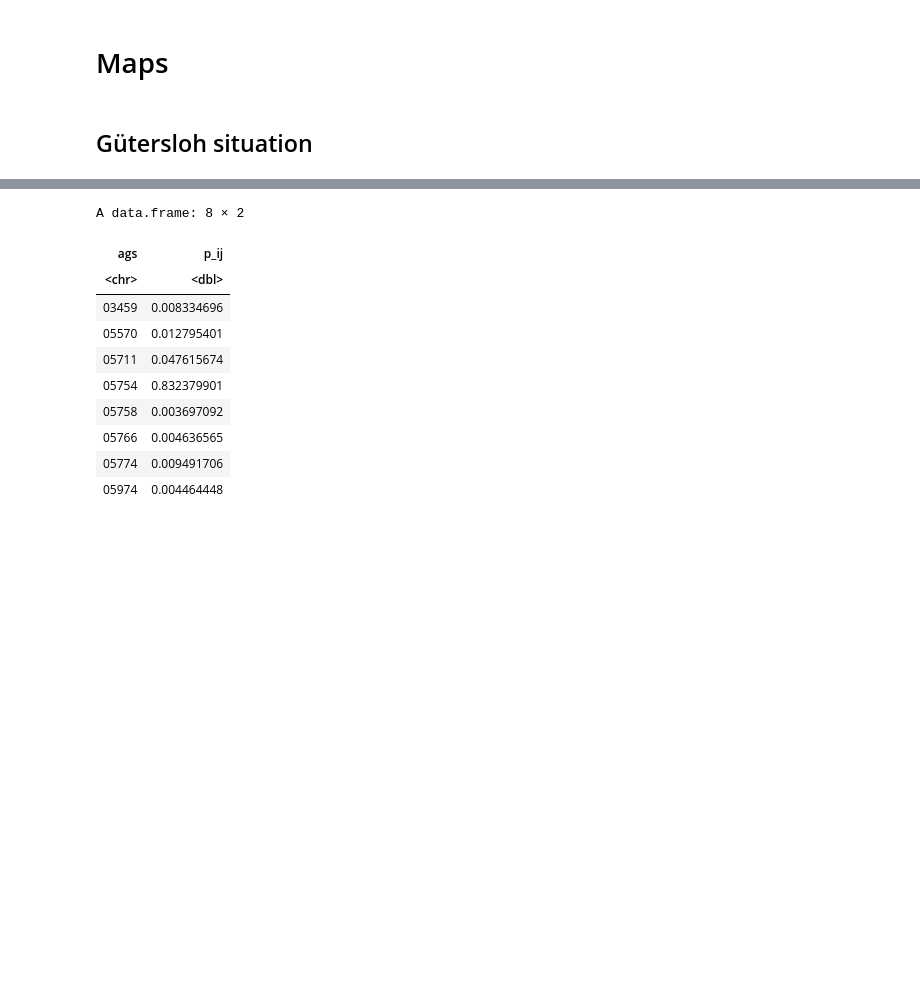
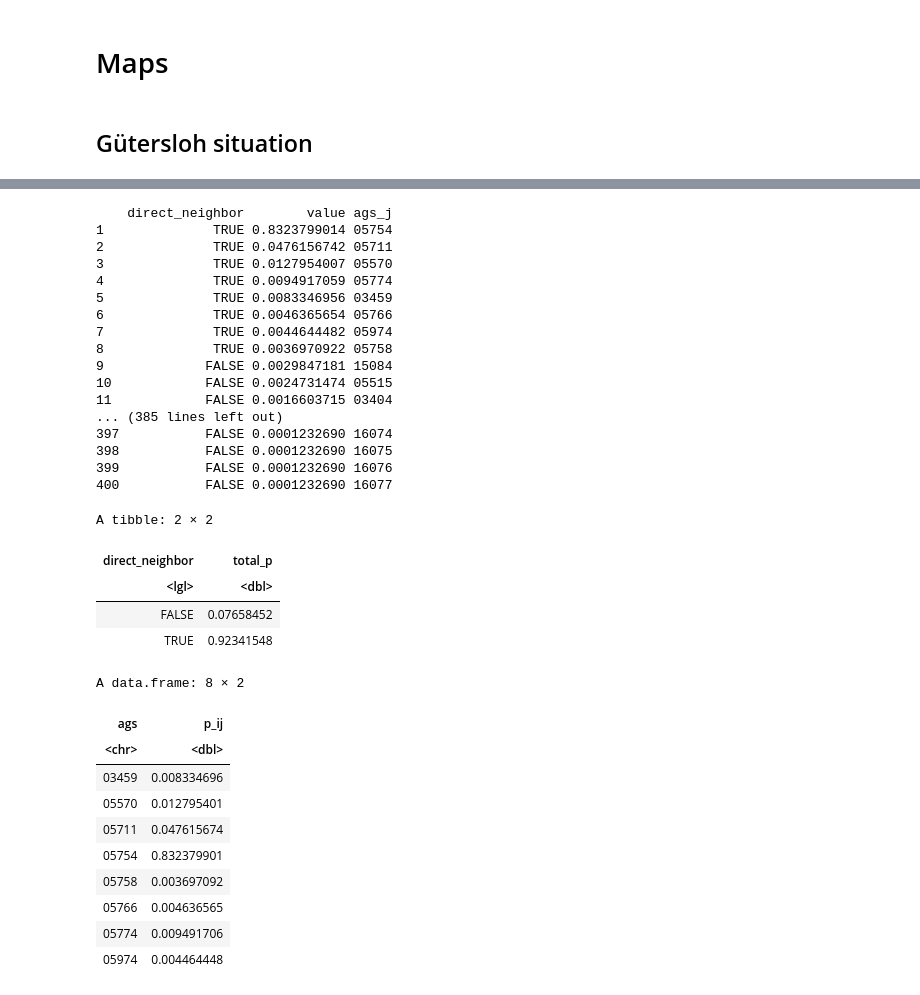
Before and after one commit to stefanheyder/dissertation, a Jupyter notebook: nbs/4 Models/4.2 Regional growth factor model/30_figures.ipynb, the cells around one changed output, grey strips where cells are left out. Cells and saved outputs as stored; diff of their text form; code cells hidden in the pictures; blank space fills up the shorter version.

```diff
--- a/nbs/4 Models/4.2 Regional growth factor model/30_figures.ipynb
+++ b/nbs/4 Models/4.2 Regional growth factor model/30_figures.ipynb
@@ -896,3 +899,36 @@ Linking to GEOS 3.14.1, GDAL 3.12.2, PROJ 9.8.0; sf_use_s2() is TRUE
+# %%
+P_long_states %>%
+    inner_join(ags_county_dict, by=c("i"="c")) %>%
+    inner_join(ags_county_dict, by=c("j"="c"), suffix=c("_i", "_j")) %>%
+    filter(ags_i == "05754")  %>%
+    mutate(direct_neighbor = ags_j %in% guetersloh_neighbor_ags) %>%
+    select(direct_neighbor, value, ags_j) %>%
+    {print(arrange(., desc(value)));.} %>%
+   group_by(direct_neighbor) %>%
+   summarize(total_p = sum(value))
+# %% [output]
+    direct_neighbor        value ags_j
+1              TRUE 0.8323799014 05754
+2              TRUE 0.0476156742 05711
+3              TRUE 0.0127954007 05570
+4              TRUE 0.0094917059 05774
+5              TRUE 0.0083346956 03459
+6              TRUE 0.0046365654 05766
+7              TRUE 0.0044644482 05974
+8              TRUE 0.0036970922 05758
+9             FALSE 0.0029847181 15084
+10            FALSE 0.0024731474 05515
+11            FALSE 0.0016603715 03404
+... (385 lines left out)
+397           FALSE 0.0001232690 16074
+398           FALSE 0.0001232690 16075
+399           FALSE 0.0001232690 16076
+400           FALSE 0.0001232690 16077
+A tibble: 2 × 2
+| direct_neighbor | total_p |
+| <lgl> | <dbl> |
+| FALSE | 0.07658452 |
+| TRUE | 0.92341548 |
 # %%
 P_map <- P_long_states %>%
     inner_join(ags_county_dict, by=c("i"="c")) %>%
```
Also changed, not shown: parts of 14 cells of this notebook, 12 other files.
